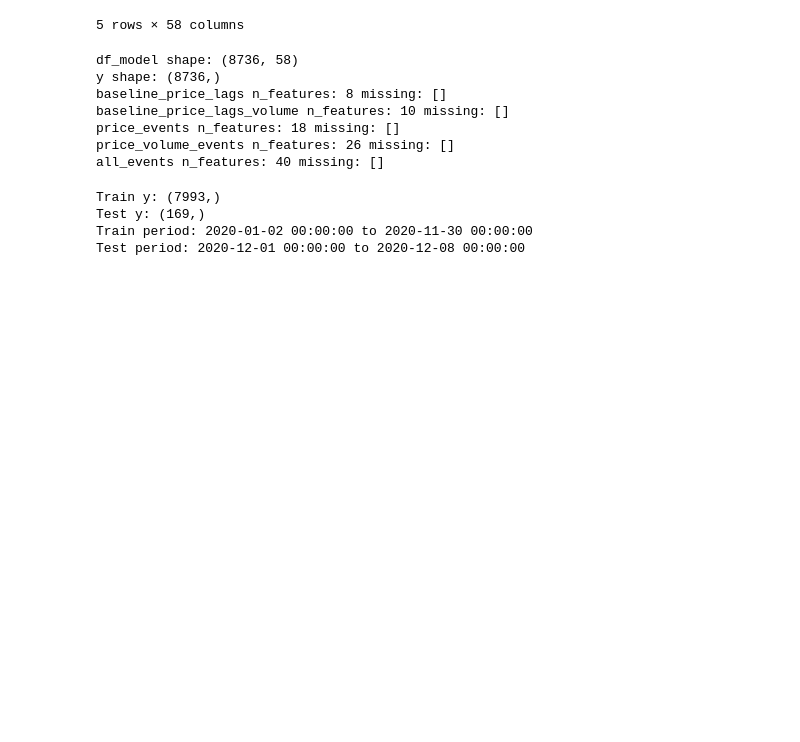
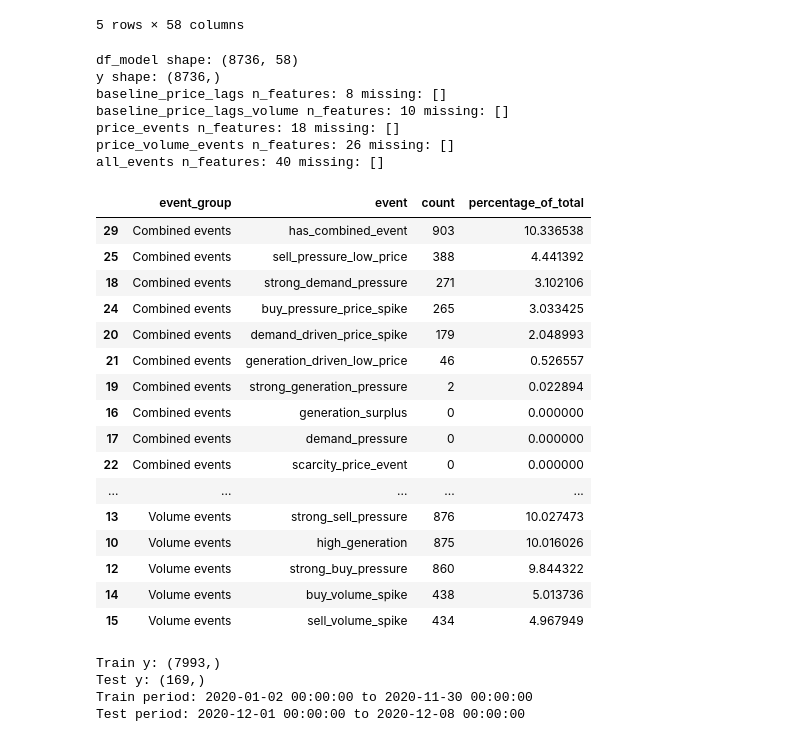
Before and after one commit to huugoox/tfg, a Jupyter notebook: notebooks/05_machine_learning-models.ipynb, the cells around one changed output. Cells and saved outputs as stored; diff of their text form; code cells hidden in the pictures; blank space fills up the shorter version.

```diff
--- a/notebooks/05_machine_learning-models.ipynb
+++ b/notebooks/05_machine_learning-models.ipynb
@@ -225,6 +225,60 @@ baseline_price_lags_volume n_features: 10 missing: []
 price_events n_features: 18 missing: []
 price_volume_events n_features: 26 missing: []
 all_events n_features: 40 missing: []
+# %%
+# ============================================================
+# EVENT COUNTS AND PERCENTAGE OF TOTAL DATA
+# ============================================================
+
+event_groups = {
+    "Price events": price_event_features,
+    "Volume events": volume_event_features,
+    "Combined events": combined_event_features,
+}
+
+total_rows = len(df_model)
+
+event_summary_list = []
+
+for group_name, event_cols in event_groups.items():
+    for col in event_cols:
+        if col in df_model.columns:
+            event_count = df_model[col].sum()
+            event_percentage = (event_count / total_rows) * 100
+
+            event_summary_list.append({
+                "event_group": group_name,
+                "event": col,
+                "count": int(event_count),
+                "percentage_of_total": event_percentage
+            })
+
+event_summary = pd.DataFrame(event_summary_list)
+
+event_summary = event_summary.sort_values(
+    ["event_group", "count"],
+    ascending=[True, False]
+)
+
+event_summary
+# %% [output]
+|  | event_group | event | count | percentage_of_total |
+| 29 | Combined events | has_combined_event | 903 | 10.336538 |
+| 25 | Combined events | sell_pressure_low_price | 388 | 4.441392 |
+| 18 | Combined events | strong_demand_pressure | 271 | 3.102106 |
+| 24 | Combined events | buy_pressure_price_spike | 265 | 3.033425 |
+| 20 | Combined events | demand_driven_price_spike | 179 | 2.048993 |
+| 21 | Combined events | generation_driven_low_price | 46 | 0.526557 |
+| 19 | Combined events | strong_generation_pressure | 2 | 0.022894 |
+| 16 | Combined events | generation_surplus | 0 | 0.000000 |
+| 17 | Combined events | demand_pressure | 0 | 0.000000 |
+| 22 | Combined events | scarcity_price_event | 0 | 0.000000 |
+| ... | ... | ... | ... | ... |
+| 13 | Volume events | strong_sell_pressure | 876 | 10.027473 |
+| 10 | Volume events | high_generation | 875 | 10.016026 |
+| 12 | Volume events | strong_buy_pressure | 860 | 9.844322 |
+| 14 | Volume events | buy_volume_spike | 438 | 5.013736 |
+| 15 | Volume events | sell_volume_spike | 434 | 4.967949 |
 # %%
 # ============================================================
 # 7. TEMPORAL TRAIN / TEST SPLIT BY DATE
```
Also changed, not shown: parts of 2 cells of this notebook, 1 other file.
